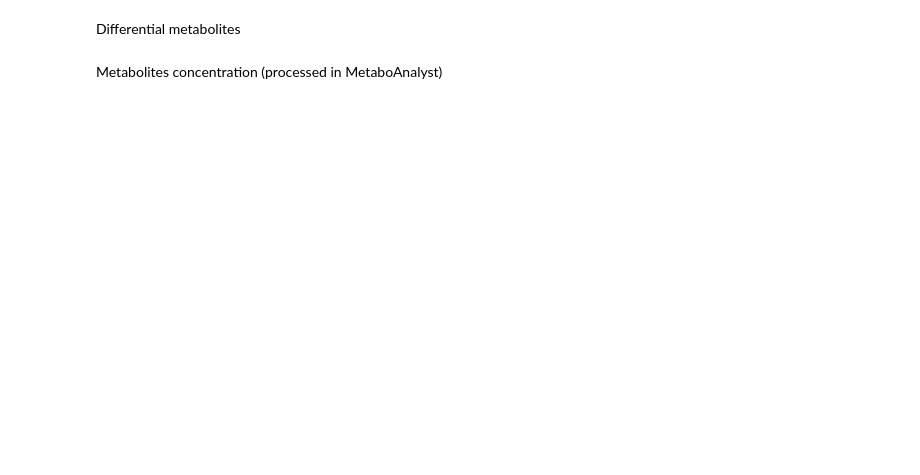
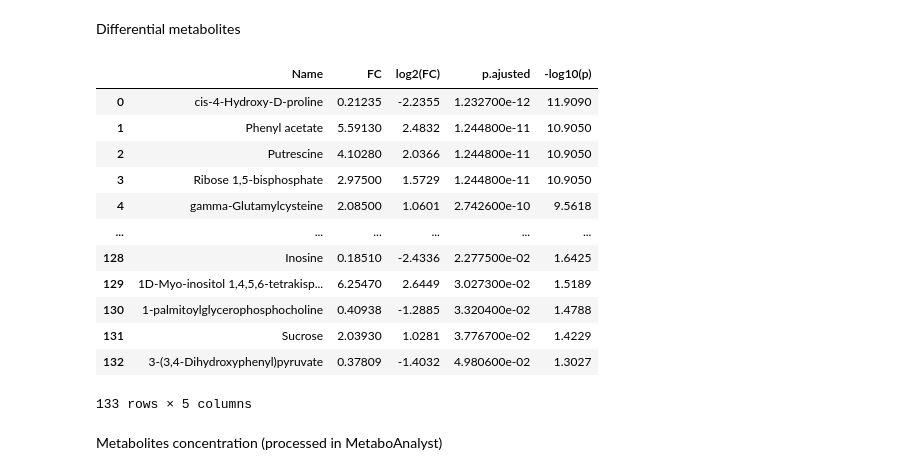
Before and after one commit to Gyovana-Moriyama/MO413-Ciencia-e-Visualizacao-de-Dados-em-Saude-2024, a Jupyter notebook: project-2/pipelines/notebooks/metabolite_correlation.ipynb, the cells around one changed output. Cells and saved outputs as stored; diff of their text form; code cells hidden in the pictures; blank space fills up the shorter version.

```diff
--- a/project-2/pipelines/notebooks/metabolite_correlation.ipynb
+++ b/project-2/pipelines/notebooks/metabolite_correlation.ipynb
@@ -7,6 +7,22 @@ Differential metabolites
 # %%
 df = pd.read_csv('../../data/interim/volcano.csv', sep=',')
 df.columns = ['Name'] + [*df.columns[1:]]
+# %%
+df
+# %% [output]
+|  | Name | FC | log2(FC) | p.ajusted | -log10(p) |
+| 0 | cis-4-Hydroxy-D-proline | 0.21235 | -2.2355 | 1.232700e-12 | 11.9090 |
+| 1 | Phenyl acetate | 5.59130 | 2.4832 | 1.244800e-11 | 10.9050 |
+| 2 | Putrescine | 4.10280 | 2.0366 | 1.244800e-11 | 10.9050 |
+| 3 | Ribose 1,5-bisphosphate | 2.97500 | 1.5729 | 1.244800e-11 | 10.9050 |
+| 4 | gamma-Glutamylcysteine | 2.08500 | 1.0601 | 2.742600e-10 | 9.5618 |
+| ... | ... | ... | ... | ... | ... |
+| 128 | Inosine | 0.18510 | -2.4336 | 2.277500e-02 | 1.6425 |
+| 129 | 1D-Myo-inositol 1,4,5,6-tetrakisp... | 6.25470 | 2.6449 | 3.027300e-02 | 1.5189 |
+| 130 | 1-palmitoylglycerophosphocholine | 0.40938 | -1.2885 | 3.320400e-02 | 1.4788 |
+| 131 | Sucrose | 2.03930 | 1.0281 | 3.776700e-02 | 1.4229 |
+| 132 | 3-(3,4-Dihydroxyphenyl)pyruvate | 0.37809 | -1.4032 | 4.980600e-02 | 1.3027 |
+133 rows × 5 columns
 # %% [markdown]
 Metabolites concentration (processed in MetaboAnalyst)
 # %%
```
Also changed, not shown: parts of 7 cells of this notebook, 2 other files.
